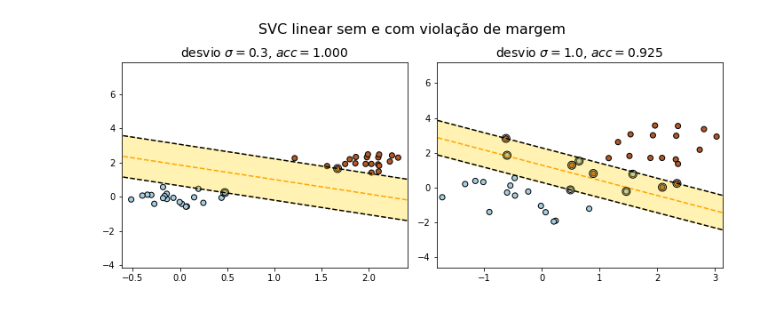
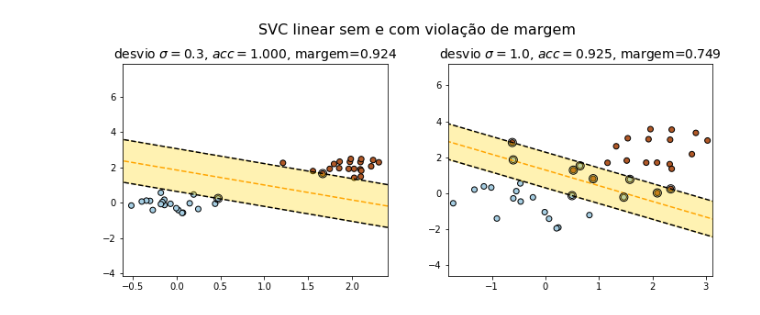
Before and after one commit to pedroblossbraga/supportvectormachines_tcc, a Jupyter notebook: TCC_SVC_margem_suave.ipynb, the cells around one changed output. Cells and saved outputs as stored; diff of their text form; code cells hidden in the pictures.

```diff
--- a/TCC_SVC_margem_suave.ipynb
+++ b/TCC_SVC_margem_suave.ipynb
@@ -52,6 +52,7 @@ def plot_clf_decision_func(clf,
           edgecolors="k",
           cmap=cm.get_cmap("RdBu"),
       )
+  return margin
 
 def get_acc(X, y, clf):
   y_pred = clf.predict(X)
@@ -88,49 +89,48 @@ clf1 = svm.SVC(kernel="linear")
 clf1.fit(X, y)
 acc1 = get_acc(X, y, clf1)
 
-plt.title('desvio $\sigma = {}$, $acc={:.3f}$'.format(sigma1, acc1), fontsize = 14)
-
 # plotando as amostras
 plt.scatter(X[:, 0], X[:, 1], c=y, cmap=plt.cm.Paired, edgecolors="k")
 
 # plotando as funções de decisão lineares
-plot_clf_decision_func(clf1,
+margem1 = plot_clf_decision_func(clf1,
                        color = 'gold',
                        decision_hiperplane_color = 'orange')
+plt.title('desvio $\sigma = {}$, $acc={:.3f}$, margem={:.3f}'.format(sigma1, acc1, margem1), fontsize = 14)
 
 
 plt.xlim([X[:, 0].min() - 0.1,
           X[:, 0].max() + 0.1])
 # ------------------------------------------------------------------------------
 plt.subplot(1,2,2)
 sigma2 = 1.0
 X,y = generate_dataset(
     clusters_std = [sigma2, sigma2],
     centers = [[0.0, 0.0], [2.0, 2.0]],
 )
 
 # SVC linear
 clf2 = svm.SVC(kernel="linear")
 clf2.fit(X, y)
 acc2 = get_acc(X, y, clf2)
 
-plt.title('desvio $\sigma = {}$, $acc={:.3f}$'.format(sigma2, acc2), fontsize = 14)
-
 # plotando as amostras
 plt.scatter(X[:, 0], X[:, 1], c=y, cmap=plt.cm.Paired, edgecolors="k")
 
 # plotando as funções de decisão lineares
-plot_clf_decision_func(clf2,
+margem2 = plot_clf_decision_func(clf2,
                        color = 'gold',
                        decision_hiperplane_color = 'orange')
+plt.title('desvio $\sigma = {}$, $acc={:.3f}$, margem={:.3f}'.format(sigma2, acc2, margem2), fontsize = 14)
+
 
 plt.xlim([X[:, 0].min() - 0.1,
           X[:, 0].max() + 0.1])
 
 plt.suptitle('SVC linear sem e com violação de margem',
              fontsize = 16,
              y = 1.05)
 plt.tight_layout()
 plt.show()
 # %% [output]
-[figure, old version]
+[figure, new version]
```
